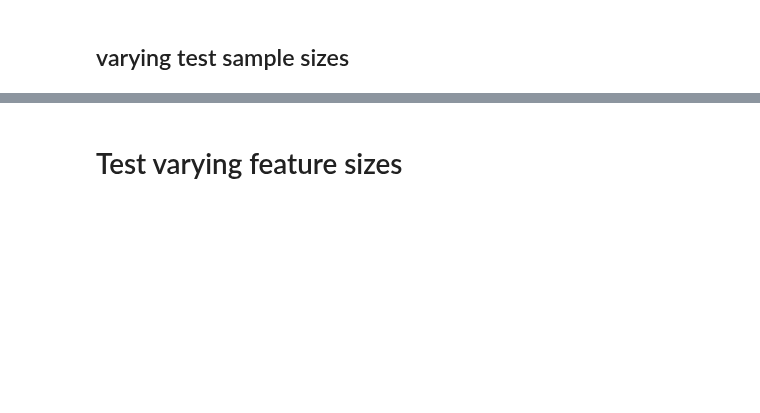
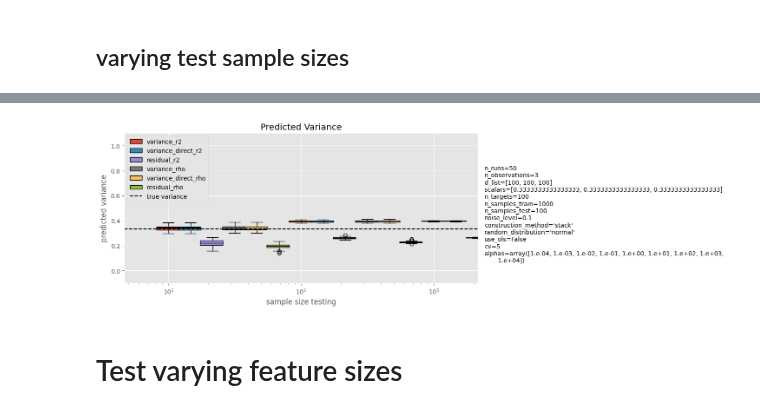
Before and after one commit to leo-schultheiss/compare_variance_residual, a Jupyter notebook: compare_variance_residual/simulated/comparison.ipynb, the cells around one changed output, grey strips where cells are left out. Drawn from its saved outputs; the diff is of its cells as text; code cells hidden in the pictures; blank space fills up the shorter version.

```diff
--- a/compare_variance_residual/simulated/comparison.ipynb
+++ b/compare_variance_residual/simulated/comparison.ipynb
@@ -133,4 +152,4 @@ mag = np.log10(variables["n_samples_test"])
 sample_sizes_testing = np.logspace(mag - 1, mag + 1, n_observations)
 variable_name = "sample size testing"
 # %%
-results, names = get_results(variable_name, sample_sizes_testing, **variables)
+results = get_results(variable_name, sample_sizes_testing, **variables)
@@ -137,6 +164,8 @@ results, names = get_results(variable_name, sample_sizes_testing, **variables)
 # %%
-plot_experiment(variable_name, sample_sizes_testing, results, names, x_is_log=True,
+plot_experiment(variable_name, sample_sizes_testing, results, result_names, x_is_log=True,
                 save_dir=get_experiment_dir(variable_name, **variables), **variables)
+# %% [output]
+[figure, added]
 # %% [markdown]
 # Test varying feature sizes
 # %%
```
Also changed, not shown: parts of 16 cells of this notebook.
